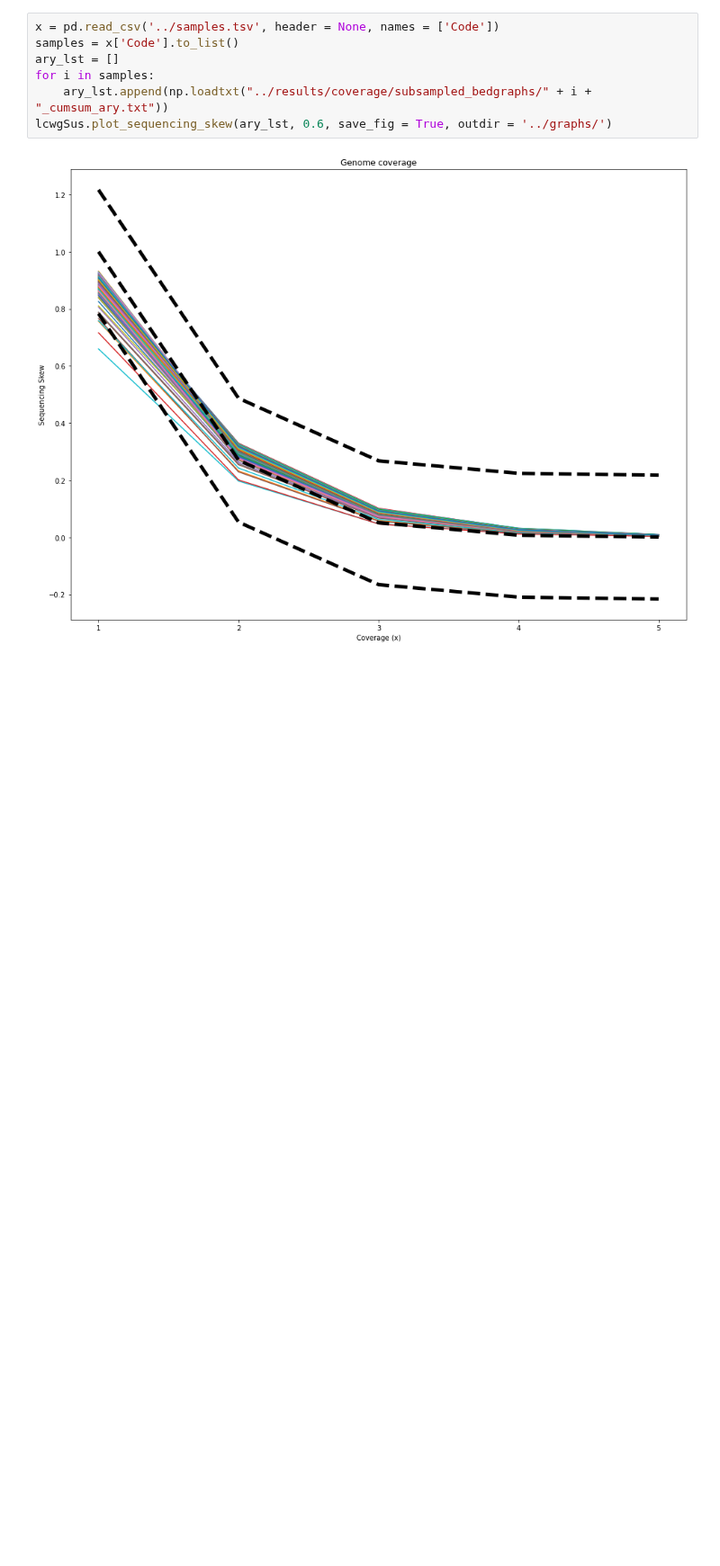
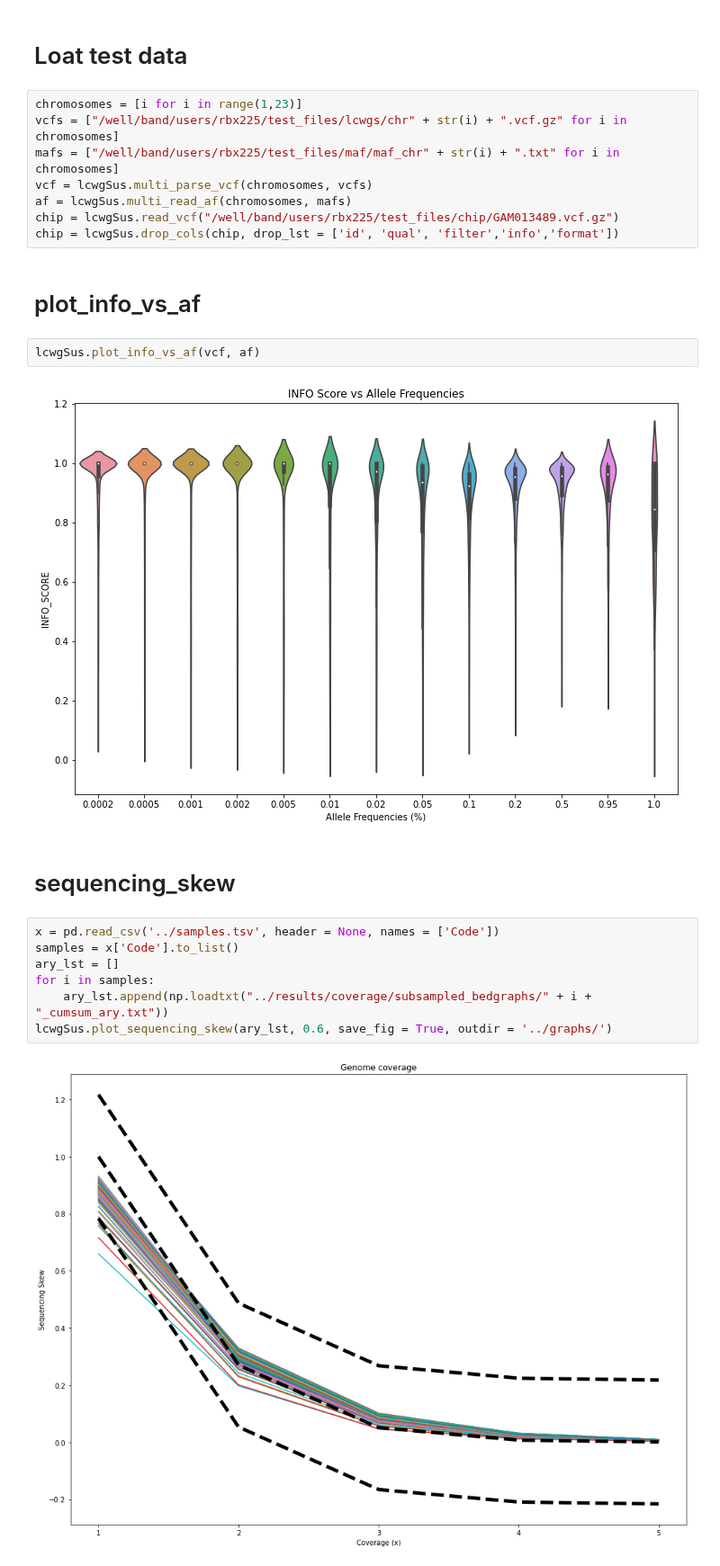
Before and after one commit to Suuuuuuuus/LCWGS_pipeline, a Jupyter notebook: scripts/lcwgs_dump.ipynb, the cells around one changed output. Shown at 90% size. Saved outputs shown, nothing was run; the diff lists cells and outputs as text; blank space fills up the shorter version.

```diff
--- a/scripts/lcwgs_tmp.ipynb
+++ b/scripts/lcwgs_dump.ipynb
@@ -29,3 +30,21 @@ pd.options.mode.chained_assignment = None
+# %% [markdown]
+# Loat test data
+# %%
+chromosomes = [i for i in range(1,23)]
+vcfs = ["/well/band/users/rbx225/test_files/lcwgs/chr" + str(i) + ".vcf.gz" for i in chromosomes]
+mafs = ["/well/band/users/rbx225/test_files/maf/maf_chr" + str(i) + ".txt" for i in chromosomes]
+vcf = lcwgSus.multi_parse_vcf(chromosomes, vcfs)
+af = lcwgSus.multi_read_af(chromosomes, mafs)
+chip = lcwgSus.read_vcf("/well/band/users/rbx225/test_files/chip/GAM013489.vcf.gz")
+chip = lcwgSus.drop_cols(chip, drop_lst = ['id', 'qual', 'filter','info','format'])
+# %% [markdown]
+# plot_info_vs_af
+# %%
+lcwgSus.plot_info_vs_af(vcf, af)
+# %% [output]
+[figure, added]
+# %% [markdown]
+# sequencing_skew
 # %%
 x = pd.read_csv('../samples.tsv', header = None, names = ['Code'])
 samples = x['Code'].to_list()
```
Also changed, not shown: parts of 6 cells of this notebook, 1 other file.
